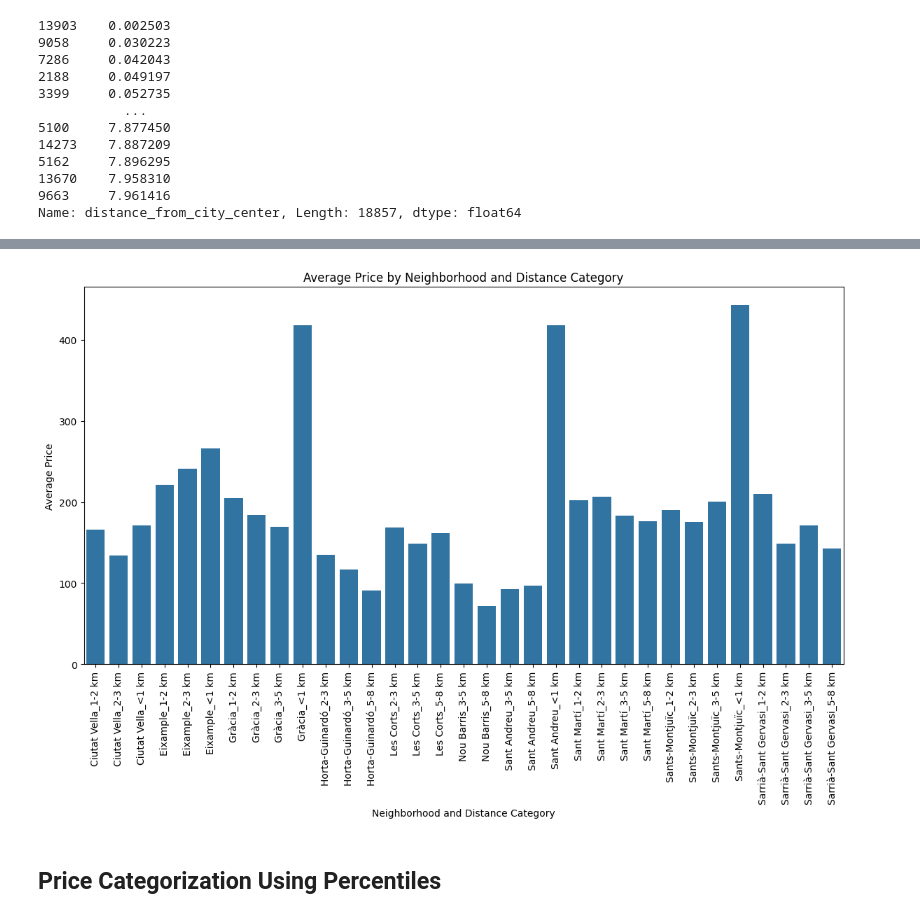
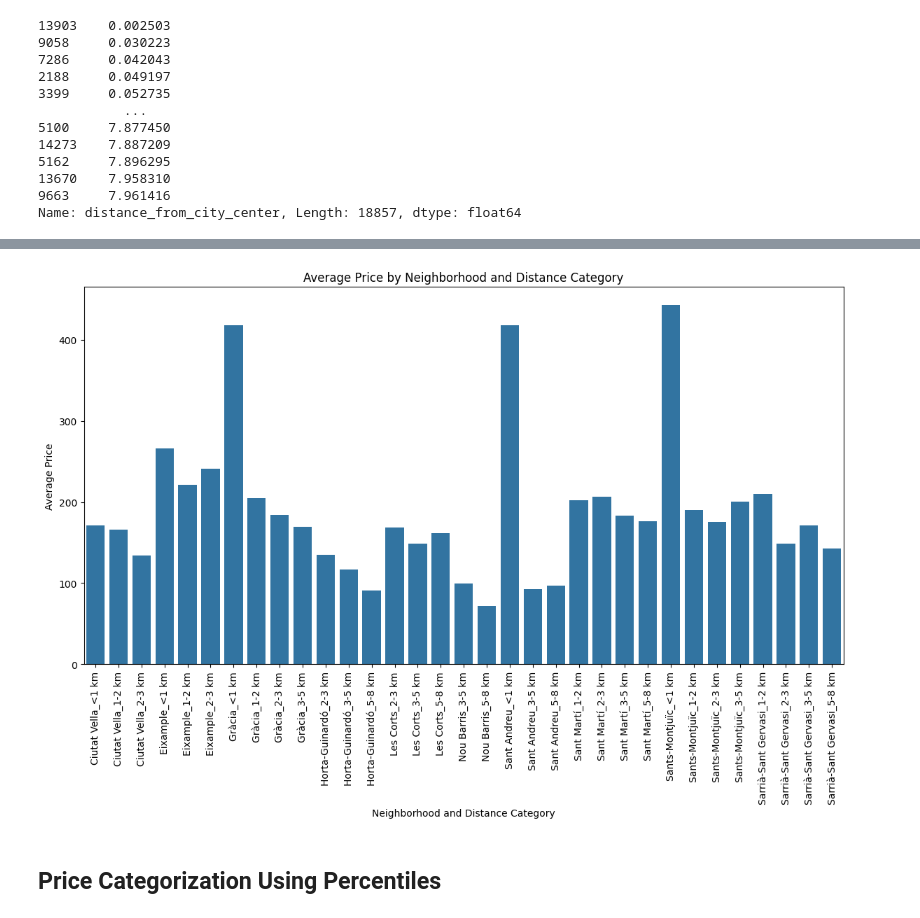
Before and after one commit to 2024-final-project-ironhack/Business-Case-Analysis-and-Recommendation-for-Rental-Users-in-Madrid-and-Barcelona, a Jupyter notebook: bcn_distance_analysis.ipynb, the cells around one changed output, grey strips where cells are left out. Saved outputs shown, nothing was run; the diff lists cells and outputs as text; code cells hidden in the pictures.

```diff
--- a/bcn_distance_analysis.ipynb
+++ b/bcn_distance_analysis.ipynb
@@ -151,9 +151,3 @@ Name: count, dtype: int64
 2                   2.046952            2-3 km
 3                   0.984913             <1 km
 4                   5.094048            5-8 km
-# %%
-from sklearn.preprocessing import StandardScaler
-
-# Normalize 'price' and 'distance_from_city_center'
-scaler = StandardScaler()
-df_bcn[['price_normalized', 'distance_from_city_center_normalized']] = scaler.fit_transform(df_bcn[['price', 'distance_from_city_center']])
@@ -160,28 +160,37 @@ df_bcn[['price_normalized', 'distance_from_city_center_normalized']] = scaler.fi
 # %%
+import pandas as pd
 import matplotlib.pyplot as plt
 import seaborn as sns
 
-# Create an interaction term
-# Ensure both columns are of type string before concatenation
-df_bcn['neighborhood_distance_interaction'] = df_bcn['neighbourhood_group_cleansed'].astype(str) + '_' + df_bcn['distance_category'].astype(str)
-
+# Define the order for the distance categories
+distance_order = pd.CategoricalDtype(categories=['<1 km', '1-2 km', '2-3 km', '3-5 km', '5-8 km', '>8 km'], ordered=True)
+df_bcn['distance_category'] = df_bcn['distance_category'].astype(distance_order)
 
 # Grouped analysis
-grouped_data = df_bcn.groupby(['neighborhood_distance_interaction']).agg({
+grouped_data = df_bcn.groupby(['neighbourhood_group_cleansed', 'distance_category']).agg({
     'price': ['mean', 'median', 'count'],
     'review_scores_rating': ['mean', 'std']
 }).reset_index()
 
-# Visualization
+# Sort the grouped_data by neighborhood and distance category
+grouped_data = grouped_data.sort_values(by=['neighbourhood_group_cleansed', 'distance_category'])
+
+# Create the interaction term for plotting purposes
+grouped_data['neighborhood_distance_interaction'] = grouped_data['neighbourhood_group_cleansed'].astype(str) + '_' + grouped_data['distance_category'].astype(str)
+
+# Filter out rows where the mean price is NaN or zero
+grouped_data_filtered = grouped_data[grouped_data[('price', 'mean')].notna() & (grouped_data[('price', 'mean')] > 0)]
+
+# Visualization with filtered data
 plt.figure(figsize=(14, 7))
-sns.barplot(x='neighborhood_distance_interaction', y=('price', 'mean'), data=grouped_data)
+sns.barplot(x='neighborhood_distance_interaction', y=('price', 'mean'), data=grouped_data_filtered)
 plt.title('Average Price by Neighborhood and Distance Category')
 plt.xlabel('Neighborhood and Distance Category')
 plt.ylabel('Average Price')
 plt.xticks(rotation=90)
 plt.show()
 # %% [output]
-[figure, old version]
+[figure, new version]
 # %%
 # # Grouped analysis by the normalized data
 # grouped_data = df_bcn.groupby(['neighborhood_distance_interaction']).agg({
```
Also changed, not shown: parts of 1 cell of this notebook, 1 other file.
